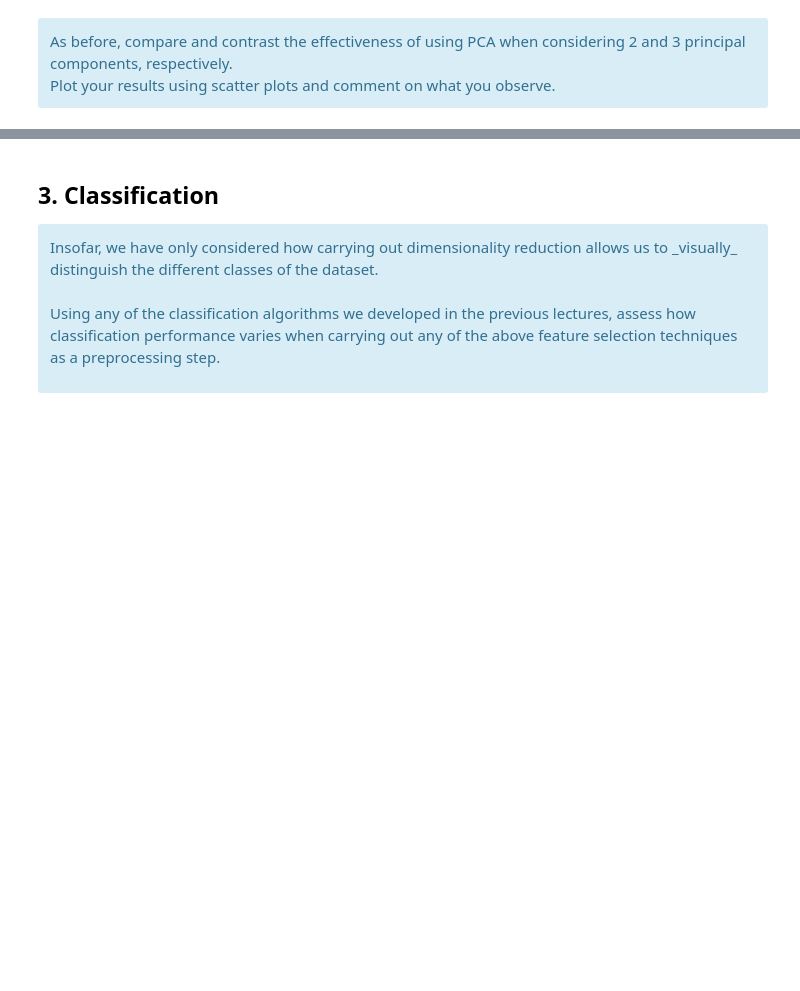
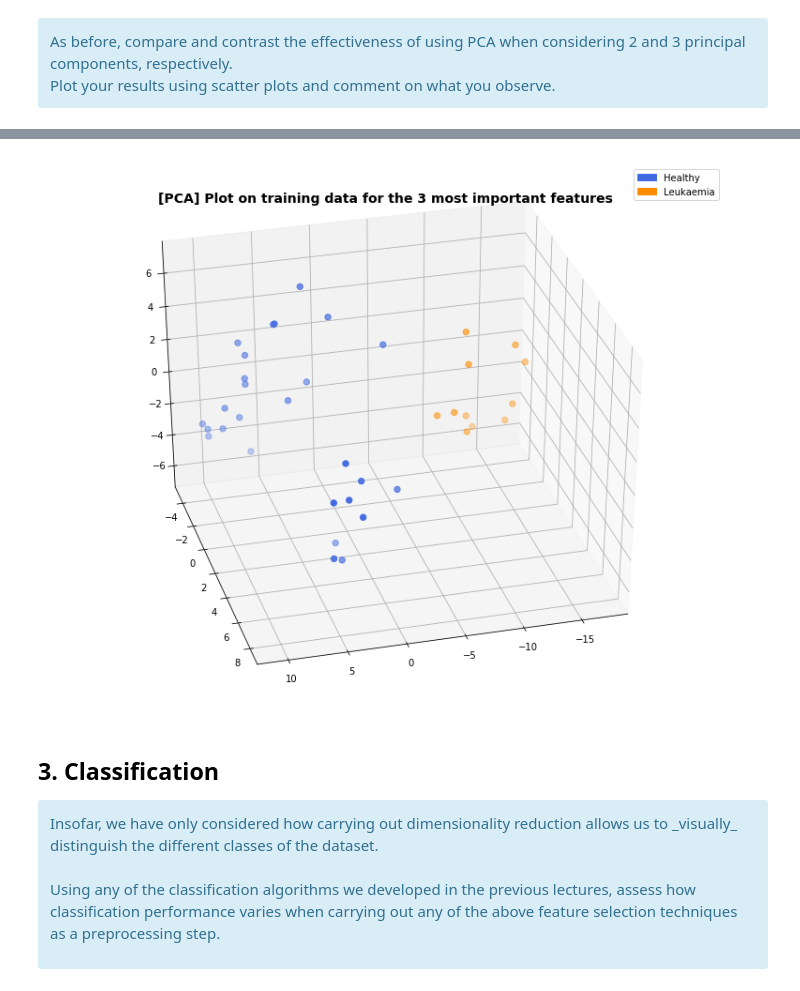
Before and after one commit to claudioscalzo/asi, a Jupyter notebook: projection.ipynb, the cells around one changed output, grey strips where cells are left out. Saved outputs shown, nothing was run; the diff lists cells and outputs as text; code cells hidden in the pictures; blank space fills up the shorter version.

```diff
--- a/projection.ipynb
+++ b/projection.ipynb
@@ -231,3 +254,18 @@ Plot your results using scatter plots and comment on what you observe.
+# %%
+X_red, evals, evecs = pca_k(X, 3)
+# %%
+fig = plt.figure(1, figsize=(10, 8))
+plt.clf()
+ax = Axes3D(fig, rect=[0, 0, 1, 1], elev=35, azim=75)
+plt.cla()
+ax.scatter(X_red[:,0], X_red[:,1], X_red[:,2], c = [colour[t] for t in t], s=40)
+plt.title("[PCA] Plot on training data for the 3 most important features", fontsize=14, weight="semibold")
+royalblue_patch = mpatches.Patch(color='royalblue', label='Healthy')
+darkorange_patch = mpatches.Patch(color='darkorange', label='Leukaemia')
+plt.legend(handles=[royalblue_patch, darkorange_patch])
+plt.show()
+# %% [output]
+[figure, added]
 # %% [markdown]
 ## 3. Classification
 <div class="alert alert-info">
```
Also changed, not shown: parts of 7 cells of this notebook, 1 other file.
